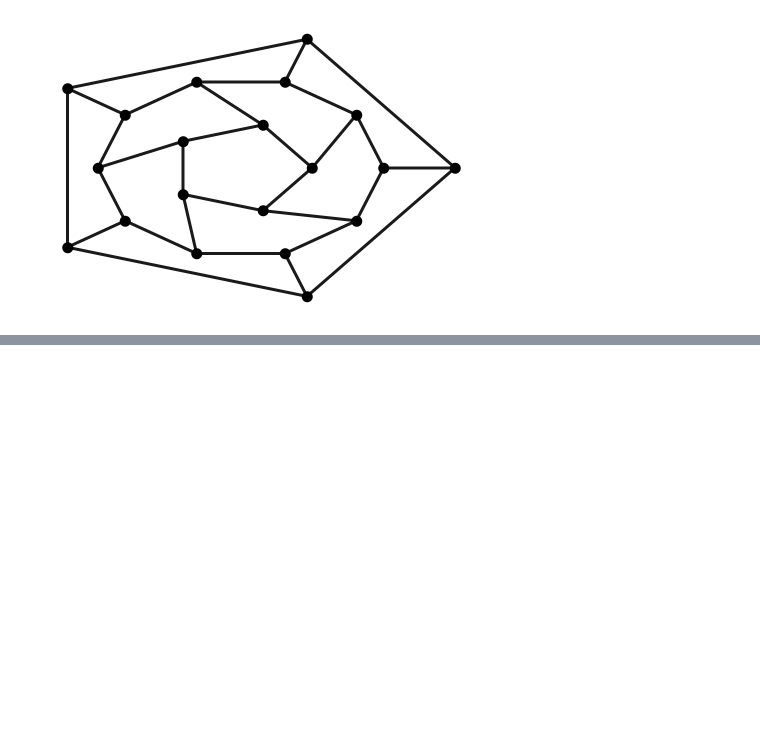
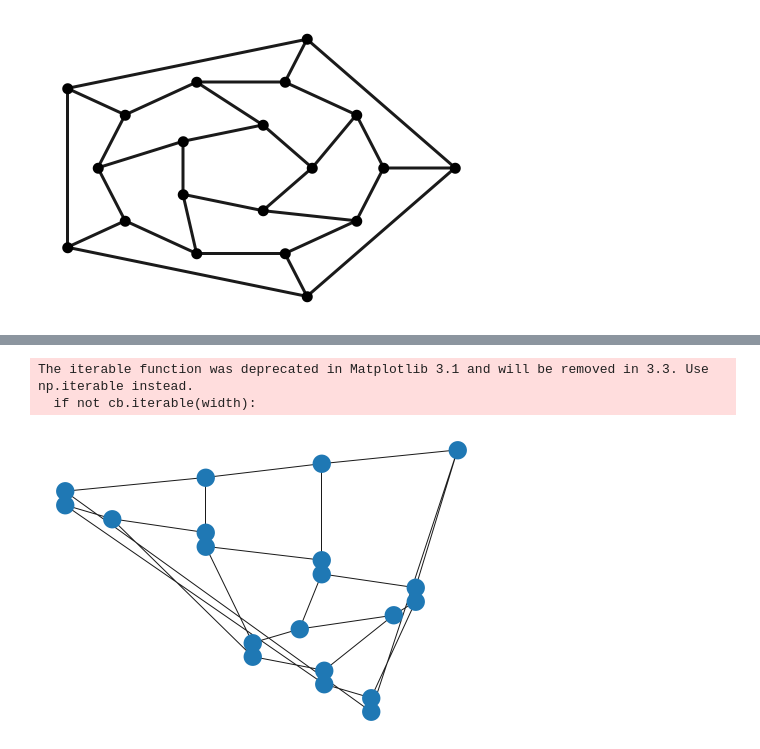
Before and after one commit to masakiaota/study, a Jupyter notebook: tutorial/nexworkx.ipynb, the cells around one changed output, grey strips where cells are left out. Saved outputs shown, nothing was run; the diff lists cells and outputs as text; code cells hidden in the pictures; blank space fills up the shorter version.

```diff
--- a/tutorial/nexworkx.ipynb
+++ b/tutorial/nexworkx.ipynb
@@ -387,0 +406,9 @@ The iterable function was deprecated in Matplotlib 3.1 and will be removed in 3.
+# %%
+from networkx.drawing.nx_pydot import write_dot
+#選択肢neato, dot, twopi, circo, fdp, nop, wc, acyclic, gvpr, gvcolor, ccomps, sccmap, tred, sfdp, unflatten.
+pos = nx.nx_agraph.graphviz_layout(G,prog='dot')
+nx.draw(G, pos=pos)
+# %% [output]
+The iterable function was deprecated in Matplotlib 3.1 and will be removed in 3.3. Use np.iterable instead.
+  if not cb.iterable(width):
+[figure, added]
```
Also changed, not shown: parts of 4 cells of this notebook.
